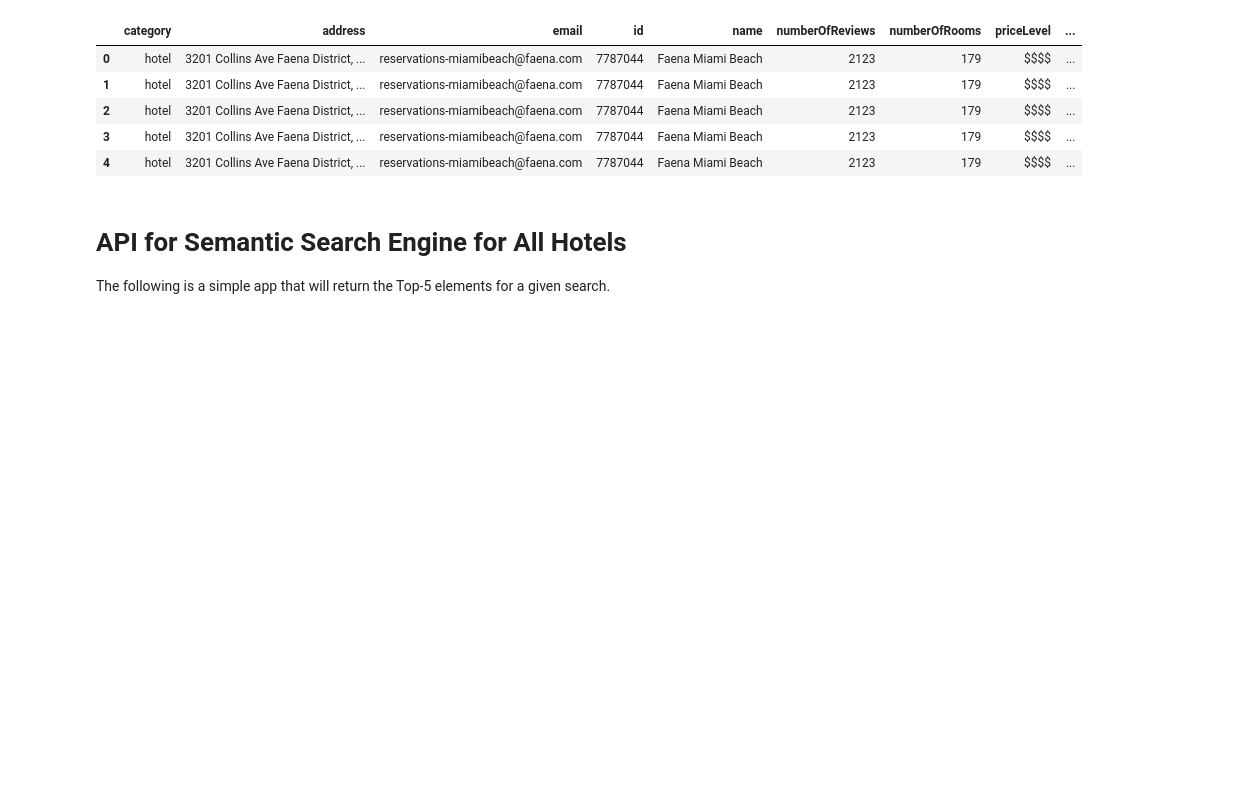
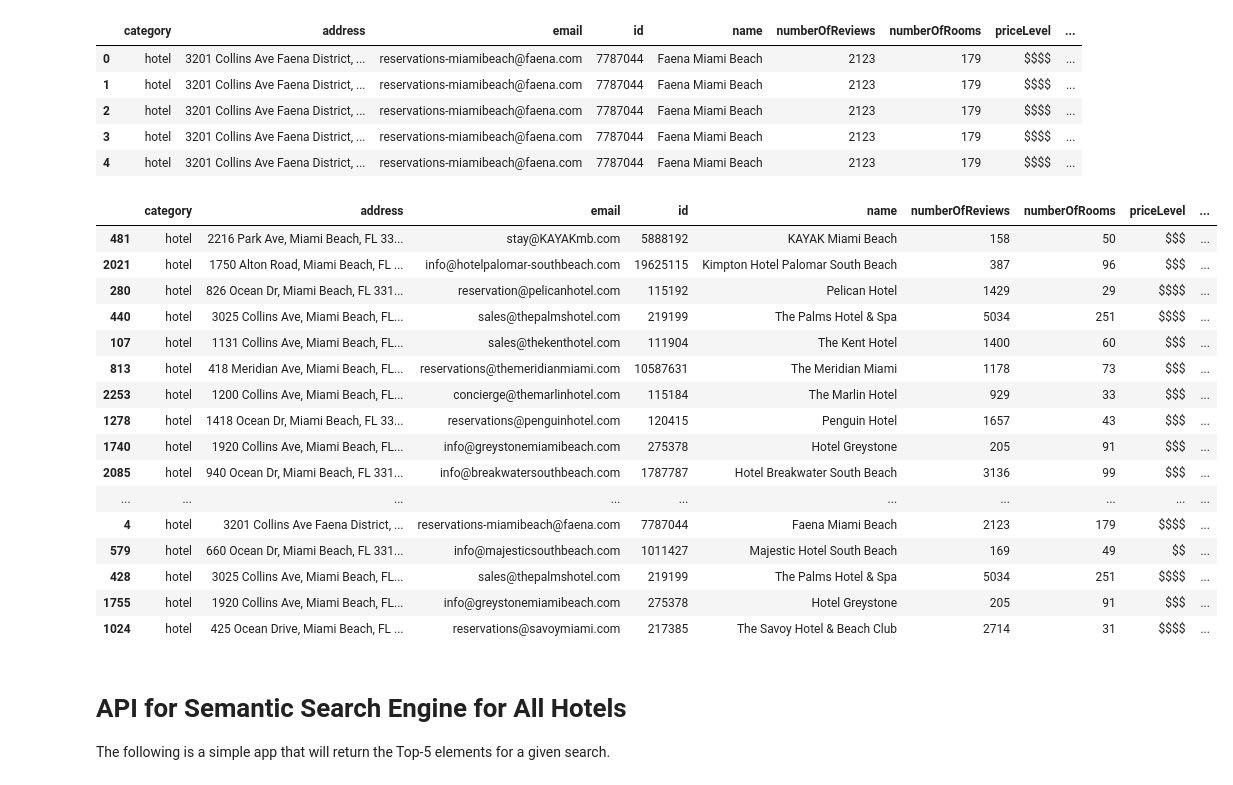
Before and after one commit to HassanAlam55/Stanford_TECH_14_Fall2024, a Jupyter notebook: Module_4_Group_5_Miami_Hotel_Summaries_.ipynb, the cells around one changed output. Saved outputs shown, nothing was run; the diff lists cells and outputs as text; code cells hidden in the pictures; blank space fills up the shorter version.

Commit message:
open AI
add sample data with open AI. Changed data frame to do groupby item.

```diff
--- a/Module_4_Group_5_Miami_Hotel_Summaries_.ipynb
+++ b/Module_4_Group_5_Miami_Hotel_Summaries_.ipynb
@@ -1255,6 +1257,30 @@ clean_dataset.head()
 | 2 | hotel | 3201 Collins Ave Faena District, ... | reservations-miamibeach@faena.com | 7787044 | Faena Miami Beach | 2123 | 179 | $$$$ | ... |
 | 3 | hotel | 3201 Collins Ave Faena District, ... | reservations-miamibeach@faena.com | 7787044 | Faena Miami Beach | 2123 | 179 | $$$$ | ... |
 | 4 | hotel | 3201 Collins Ave Faena District, ... | reservations-miamibeach@faena.com | 7787044 | Faena Miami Beach | 2123 | 179 | $$$$ | ... |
+# %%
+# len(clean_dataset)
+percentage = 1
+randomstate = 1
+sample_dataset = clean_dataset.sample(frac=percentage/100, random_state = randomstate)
+sample_dataset
+# %% [output]
+|  | category | address | email | id | name | numberOfReviews | numberOfRooms | priceLevel | ... |
+| 481 | hotel | 2216 Park Ave, Miami Beach, FL 33... | stay@KAYAKmb.com | 5888192 | KAYAK Miami Beach | 158 | 50 | $$$ | ... |
+| 2021 | hotel | 1750 Alton Road, Miami Beach, FL ... | info@hotelpalomar-southbeach.com | 19625115 | Kimpton Hotel Palomar South Beach | 387 | 96 | $$$ | ... |
+| 280 | hotel | 826 Ocean Dr, Miami Beach, FL 331... | reservation@pelicanhotel.com | 115192 | Pelican Hotel | 1429 | 29 | $$$$ | ... |
+| 440 | hotel | 3025 Collins Ave, Miami Beach, FL... | sales@thepalmshotel.com | 219199 | The Palms Hotel & Spa | 5034 | 251 | $$$$ | ... |
+| 107 | hotel | 1131 Collins Ave, Miami Beach, FL... | sales@thekenthotel.com | 111904 | The Kent Hotel | 1400 | 60 | $$$ | ... |
+| 813 | hotel | 418 Meridian Ave, Miami Beach, FL... | reservations@themeridianmiami.com | 10587631 | The Meridian Miami | 1178 | 73 | $$$ | ... |
+| 2253 | hotel | 1200 Collins Ave, Miami Beach, FL... | concierge@themarlinhotel.com | 115184 | The Marlin Hotel | 929 | 33 | $$$ | ... |
+| 1278 | hotel | 1418 Ocean Dr, Miami Beach, FL 33... | reservations@penguinhotel.com | 120415 | Penguin Hotel | 1657 | 43 | $$$ | ... |
+| 1740 | hotel | 1920 Collins Ave, Miami Beach, FL... | info@greystonemiamibeach.com | 275378 | Hotel Greystone | 205 | 91 | $$$ | ... |
+| 2085 | hotel | 940 Ocean Dr, Miami Beach, FL 331... | info@breakwatersouthbeach.com | 1787787 | Hotel Breakwater South Beach | 3136 | 99 | $$$ | ... |
+| ... | ... | ... | ... | ... | ... | ... | ... | ... | ... |
+| 4 | hotel | 3201 Collins Ave Faena District, ... | reservations-miamibeach@faena.com | 7787044 | Faena Miami Beach | 2123 | 179 | $$$$ | ... |
+| 579 | hotel | 660 Ocean Dr, Miami Beach, FL 331... | info@majesticsouthbeach.com | 1011427 | Majestic Hotel South Beach | 169 | 49 | $$ | ... |
+| 428 | hotel | 3025 Collins Ave, Miami Beach, FL... | sales@thepalmshotel.com | 219199 | The Palms Hotel & Spa | 5034 | 251 | $$$$ | ... |
+| 1755 | hotel | 1920 Collins Ave, Miami Beach, FL... | info@greystonemiamibeach.com | 275378 | Hotel Greystone | 205 | 91 | $$$ | ... |
+| 1024 | hotel | 425 Ocean Drive, Miami Beach, FL ... | reservations@savoymiami.com | 217385 | The Savoy Hotel & Beach Club | 2714 | 31 | $$$$ | ... |
 # %% [markdown]
 # API for Semantic Search Engine for All Hotels
 
```
Also changed, not shown: parts of 22 cells of this notebook.
